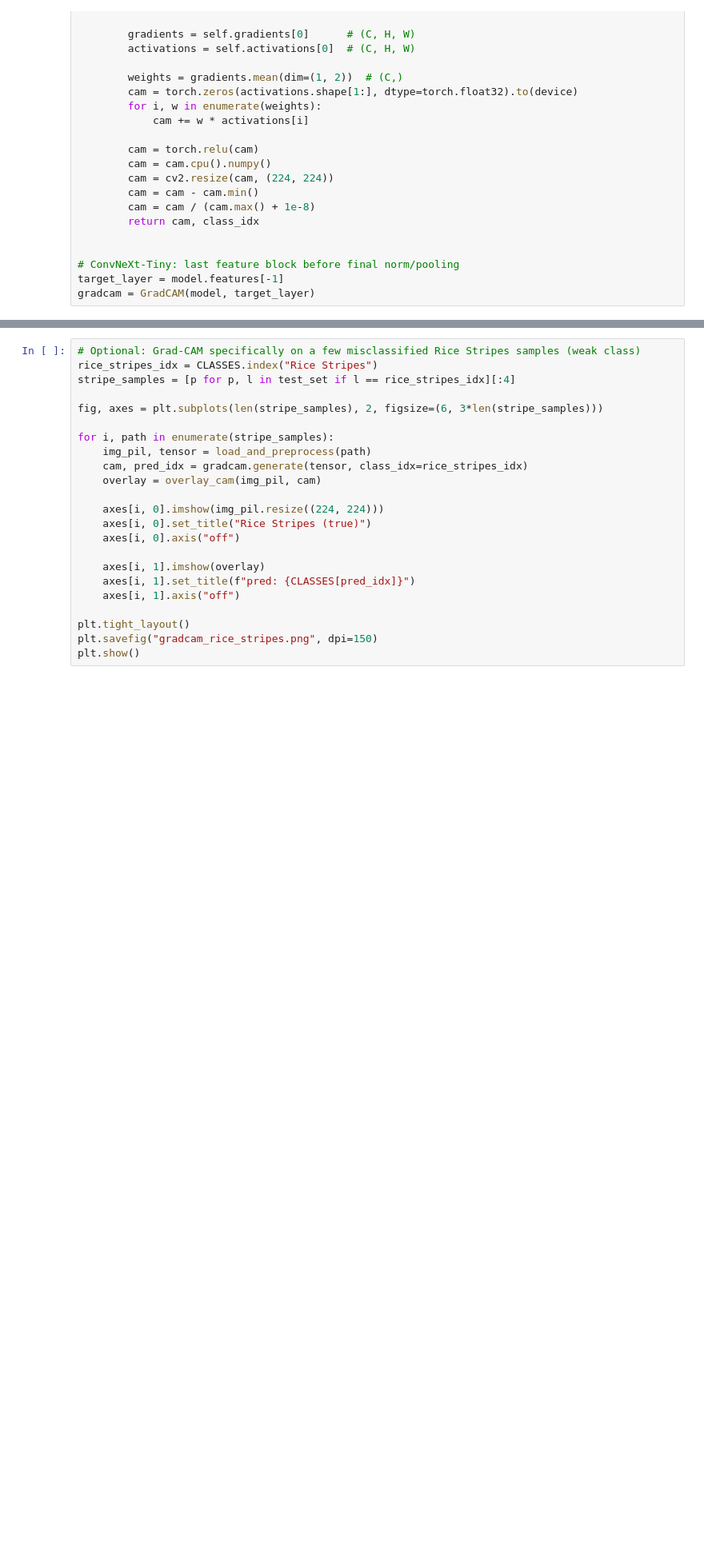
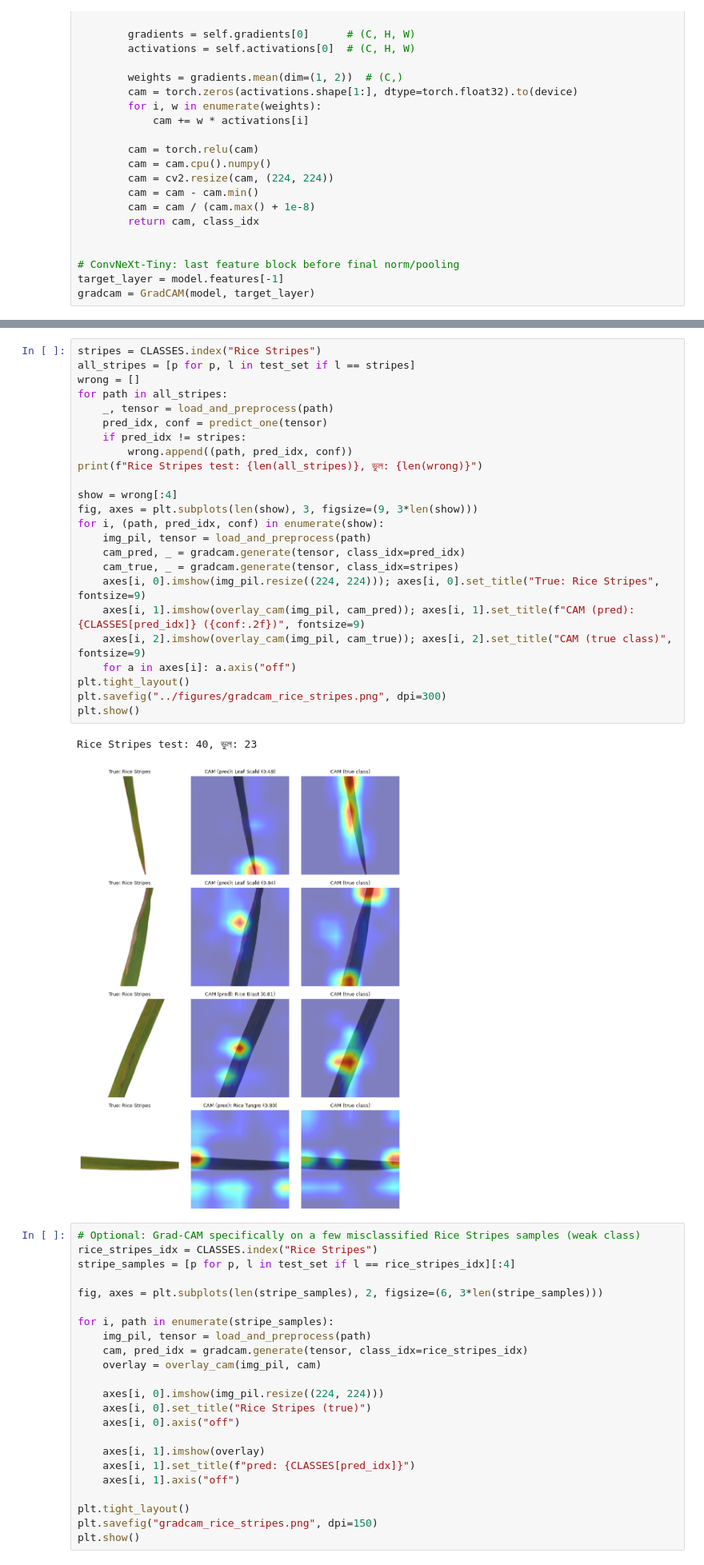
Before and after one commit to jaimulhaque/rice-leaf-disease-pest-xai, a Jupyter notebook: notebooks/07_GradCAM.ipynb, the cells around one changed output, grey strips where cells are left out. Shown at 80% size. Saved outputs shown, nothing was run; the diff lists cells and outputs as text; blank space fills up the shorter version.

```diff
--- a/notebooks/07_GradCAM.ipynb
+++ b/notebooks/07_GradCAM.ipynb
@@ -118,3 +121,30 @@ plt.show()
+# %%
+stripes = CLASSES.index("Rice Stripes")
+all_stripes = [p for p, l in test_set if l == stripes]
+wrong = []
+for path in all_stripes:
+    _, tensor = load_and_preprocess(path)
+    pred_idx, conf = predict_one(tensor)
+    if pred_idx != stripes:
+        wrong.append((path, pred_idx, conf))
+print(f"Rice Stripes test: {len(all_stripes)}, ভুল: {len(wrong)}")
+
+show = wrong[:4]
+fig, axes = plt.subplots(len(show), 3, figsize=(9, 3*len(show)))
+for i, (path, pred_idx, conf) in enumerate(show):
+    img_pil, tensor = load_and_preprocess(path)
+    cam_pred, _ = gradcam.generate(tensor, class_idx=pred_idx)
+    cam_true, _ = gradcam.generate(tensor, class_idx=stripes)
+    axes[i, 0].imshow(img_pil.resize((224, 224))); axes[i, 0].set_title("True: Rice Stripes", fontsize=9)
+    axes[i, 1].imshow(overlay_cam(img_pil, cam_pred)); axes[i, 1].set_title(f"CAM (pred): {CLASSES[pred_idx]} ({conf:.2f})", fontsize=9)
+    axes[i, 2].imshow(overlay_cam(img_pil, cam_true)); axes[i, 2].set_title("CAM (true class)", fontsize=9)
+    for a in axes[i]: a.axis("off")
+plt.tight_layout()
+plt.savefig("../figures/gradcam_rice_stripes.png", dpi=300)
+plt.show()
+# %% [output]
+Rice Stripes test: 40, ভুল: 23
+[figure, added]
 # %%
 # Optional: Grad-CAM specifically on a few misclassified Rice Stripes samples (weak class)
 rice_stripes_idx = CLASSES.index("Rice Stripes")
```
Also changed, not shown: parts of 2 cells of this notebook, 5 other files.
